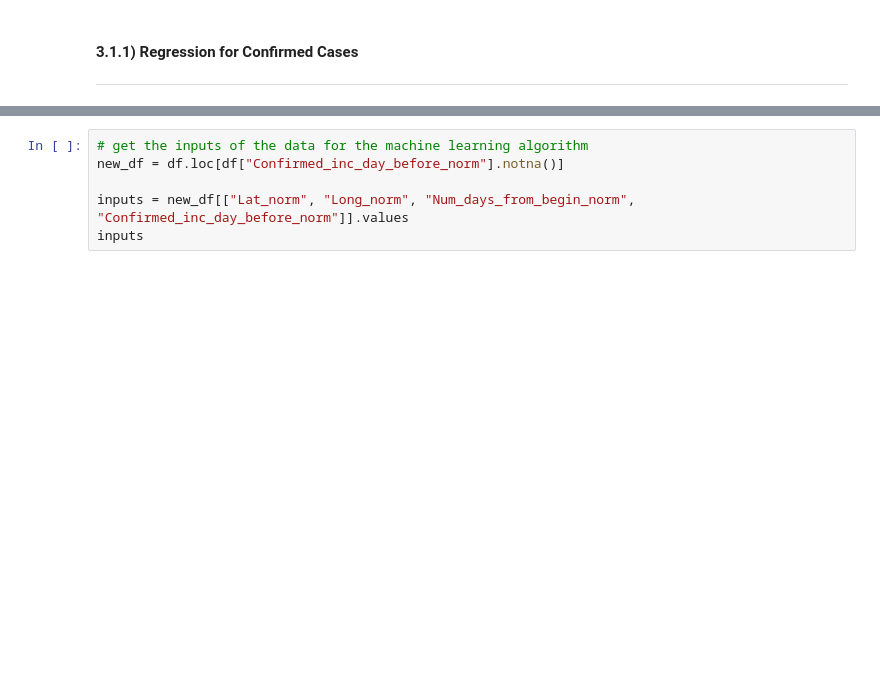
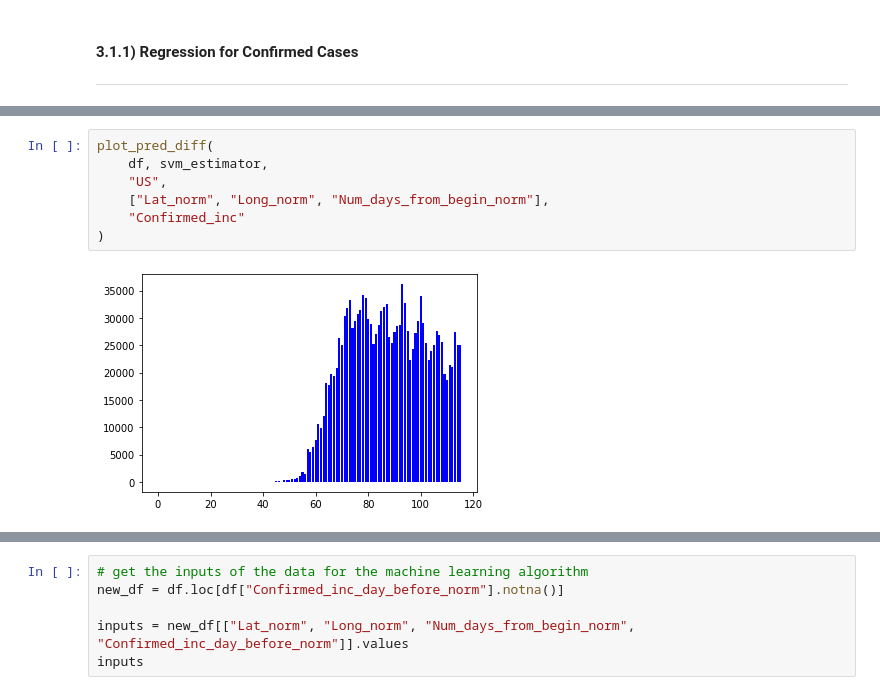
Before and after one commit to EduRibeiro00/CovidForecast-feup-iart, a Jupyter notebook: proj2/covid_analysis_svm.ipynb, the cells around one changed output, grey strips where cells are left out. Saved outputs shown, nothing was run; the diff lists cells and outputs as text; blank space fills up the shorter version.

```diff
--- a/proj2/covid_analysis_svm.ipynb
+++ b/proj2/covid_analysis_svm.ipynb
@@ -135,0 +212,9 @@ df
+# %%
+plot_pred_diff(
+    df, svm_estimator,
+    "US",
+    ["Lat_norm", "Long_norm", "Num_days_from_begin_norm"],
+    "Confirmed_inc"
+)
+# %% [output]
+[figure, added]
```
Also changed, not shown: parts of 87 cells of this notebook.
